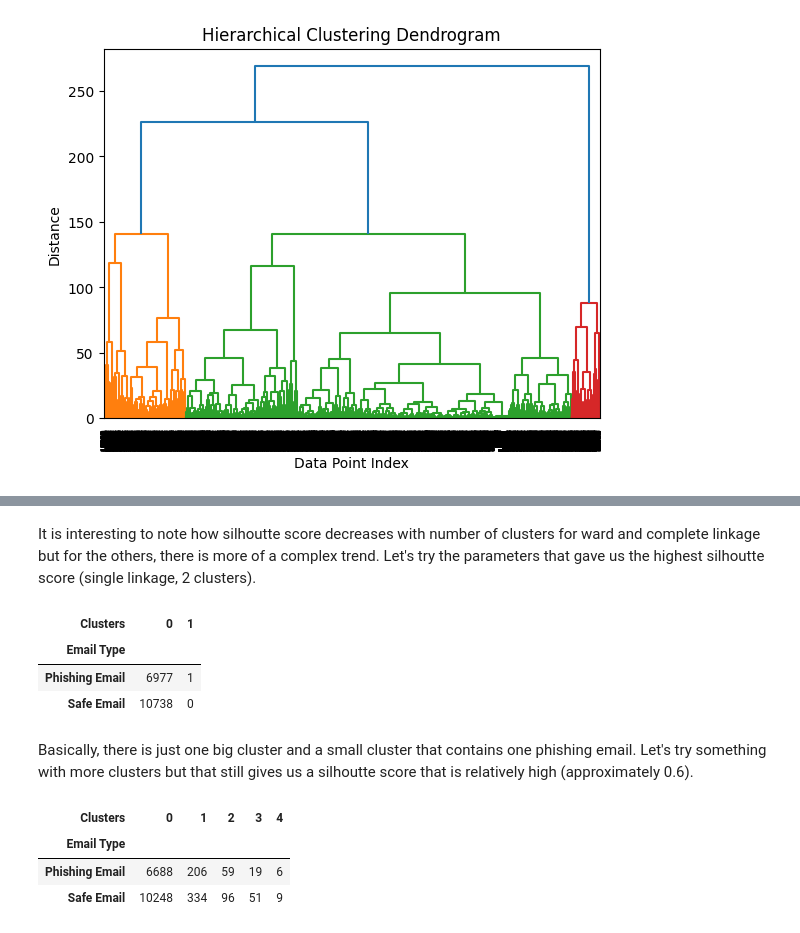
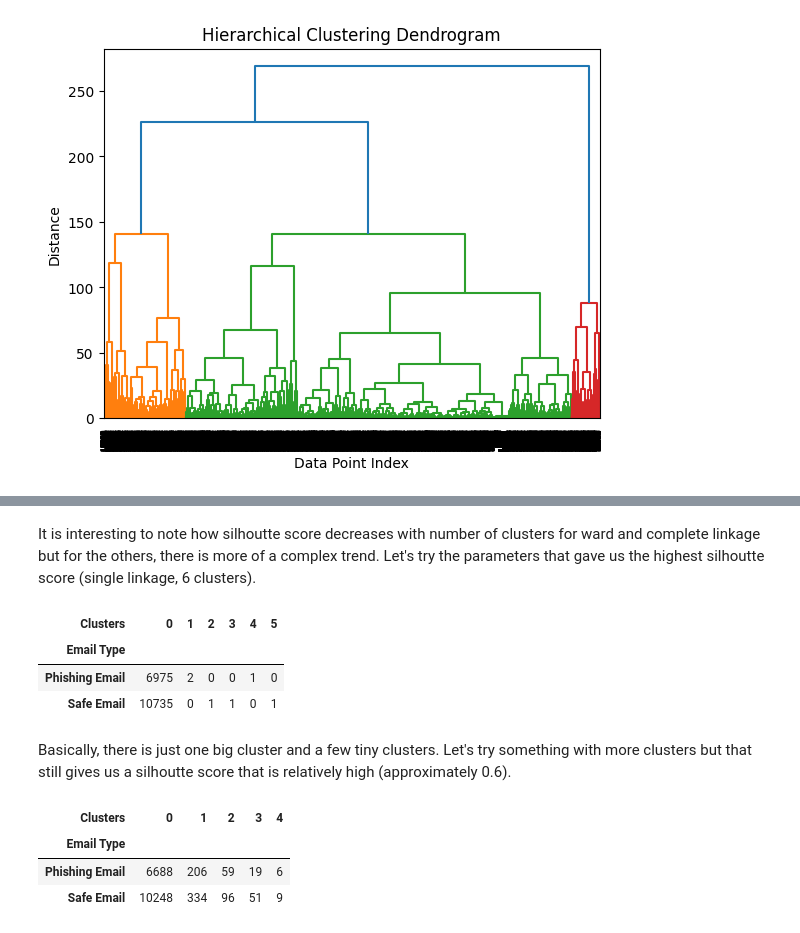
Before and after one commit to alfrabra1998/Juypter_Notebooks, a Jupyter notebook: Mod_C1_Week_11_Alfred_Abraham.ipynb, the cells around one changed output, grey strips where cells are left out. Saved outputs shown, nothing was run; the diff lists cells and outputs as text; code cells hidden in the pictures.

```diff
--- a/Mod_C1_Week_11_Alfred_Abraham.ipynb
+++ b/Mod_C1_Week_11_Alfred_Abraham.ipynb
@@ -359,20 +366,21 @@ Silhouette Score for number of clusters 9 and linkeage type complete: 0.505
 Silhouette Score for number of clusters 9 and linkeage type average: 0.619
 Silhouette Score for number of clusters 9 and linkeage type single: 0.675
 # %% [markdown]
-It is interesting to note how silhoutte score decreases with number of clusters for ward and complete linkage but for the others, there is more of a complex trend. Let's try the parameters that gave us the highest silhoutte score (single linkage, 2 clusters).
+It is interesting to note how silhoutte score decreases with number of clusters for ward and complete linkage but for the others, there is more of a complex trend. Let's try the parameters that gave us the highest silhoutte score (single linkage, 6 clusters).
 # %%
-clustering = AgglomerativeClustering(n_clusters=2,linkage="single")
+from sklearn.cluster import AgglomerativeClustering
+clustering = AgglomerativeClustering(n_clusters=6,linkage="single")
 cluster_labels = clustering.fit_predict(X_scaled)
 Email["Clusters"] = cluster_labels
 Table = pd.crosstab(Email["Email Type"],Email["Clusters"])
 Table
 # %% [output]
-| Clusters | 0 | 1 |
-| Email Type |  |  |
-| Phishing Email | 6977 | 1 |
-| Safe Email | 10738 | 0 |
+| Clusters | 0 | 1 | 2 | 3 | 4 | 5 |
+| Email Type |  |  |  |  |  |  |
+| Phishing Email | 6975 | 2 | 0 | 0 | 1 | 0 |
+| Safe Email | 10735 | 0 | 1 | 1 | 0 | 1 |
 # %% [markdown]
-Basically, there is just one big cluster and a small cluster that contains one phishing email. Let's try something with more clusters but that still gives us a silhoutte score that is relatively high (approximately 0.6).
+Basically, there is just one big cluster and a few tiny clusters.  Let's try something with more clusters but that still gives us a silhoutte score that is relatively high (approximately 0.6).
 # %%
 clustering = AgglomerativeClustering(n_clusters=5,linkage="complete")
 cluster_labels = clustering.fit_predict(X_scaled)
```
Also changed, not shown: parts of 1 cell of this notebook.
